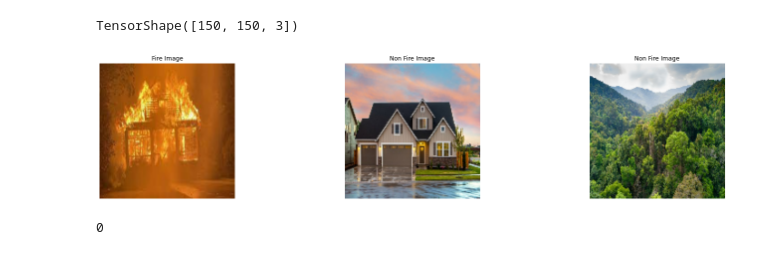
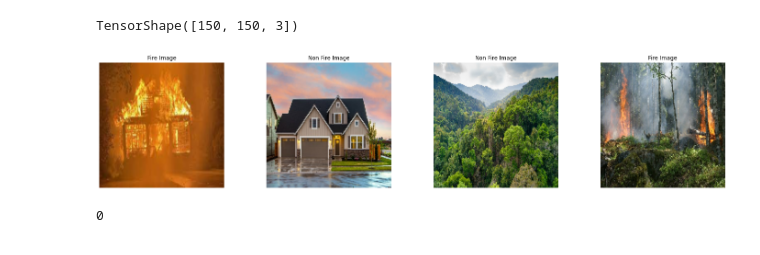
Before and after one commit to Penzragon/h8dsft_Milestone2P2, a Jupyter notebook: script.ipynb, the cells around one changed output. Saved outputs shown, nothing was run; the diff lists cells and outputs as text; code cells hidden in the pictures.

```diff
--- a/script.ipynb
+++ b/script.ipynb
@@ -144,12 +120,12 @@ Plot diatas merupakan 5 sample dari gambar dengan yang berlabel **fire**, jika d
 # %% [markdown]
 ### Non Fire Image Samples
 # %%
-plt.figure(figsize=(25, 5))
-plt.suptitle('Non Fire Images')
-for i in range(5):
-    img = image.load_img(fire[fire.label == 'non_fire'].sample(1).image.values[0])
-    plt.subplot(1, 5, i+1)
-    plt.imshow(img)
-    plt.title(f'Size: {img.size}')
-    plt.axis('off')
-plt.show()
+# plt.figure(figsize=(25, 5))
+# plt.suptitle('Non Fire Images')
+# for i in range(5):
+#     img = image.load_img(fire[fire.label == 'non_fire'].sample(1).image.values[0])
+#     plt.subplot(1, 5, i+1)
+#     plt.imshow(img)
+#     plt.title(f'Size: {img.size}')
+#     plt.axis('off')
+# plt.show()
@@ -342,21 +282,25 @@ new_img3.shape
 TensorShape([150, 150, 3])
 # %%
 plt.figure(figsize=(25, 5))
-plt.subplot(1, 3, 1)
+plt.subplot(1, 4, 1)
 plt.imshow(new_img1)
 plt.title('Fire Image')
 plt.axis('off')
-plt.subplot(1, 3, 2)
+plt.subplot(1, 4, 2)
 plt.imshow(new_img2)
 plt.title('Non Fire Image')
 plt.axis('off')
-plt.subplot(1, 3, 3)
+plt.subplot(1, 4, 3)
 plt.imshow(new_img3)
 plt.title('Non Fire Image')
 plt.axis('off')
+plt.subplot(1, 4, 4)
+plt.imshow(new_img4)
+plt.title('Fire Image')
+plt.axis('off')
 plt.show()
 # %% [output]
-[figure, old version]
+[figure, new version]
 # %%
 from tensorflow import expand_dims
 # benerin dimensi
```
Also changed, not shown: parts of 19 cells of this notebook.
